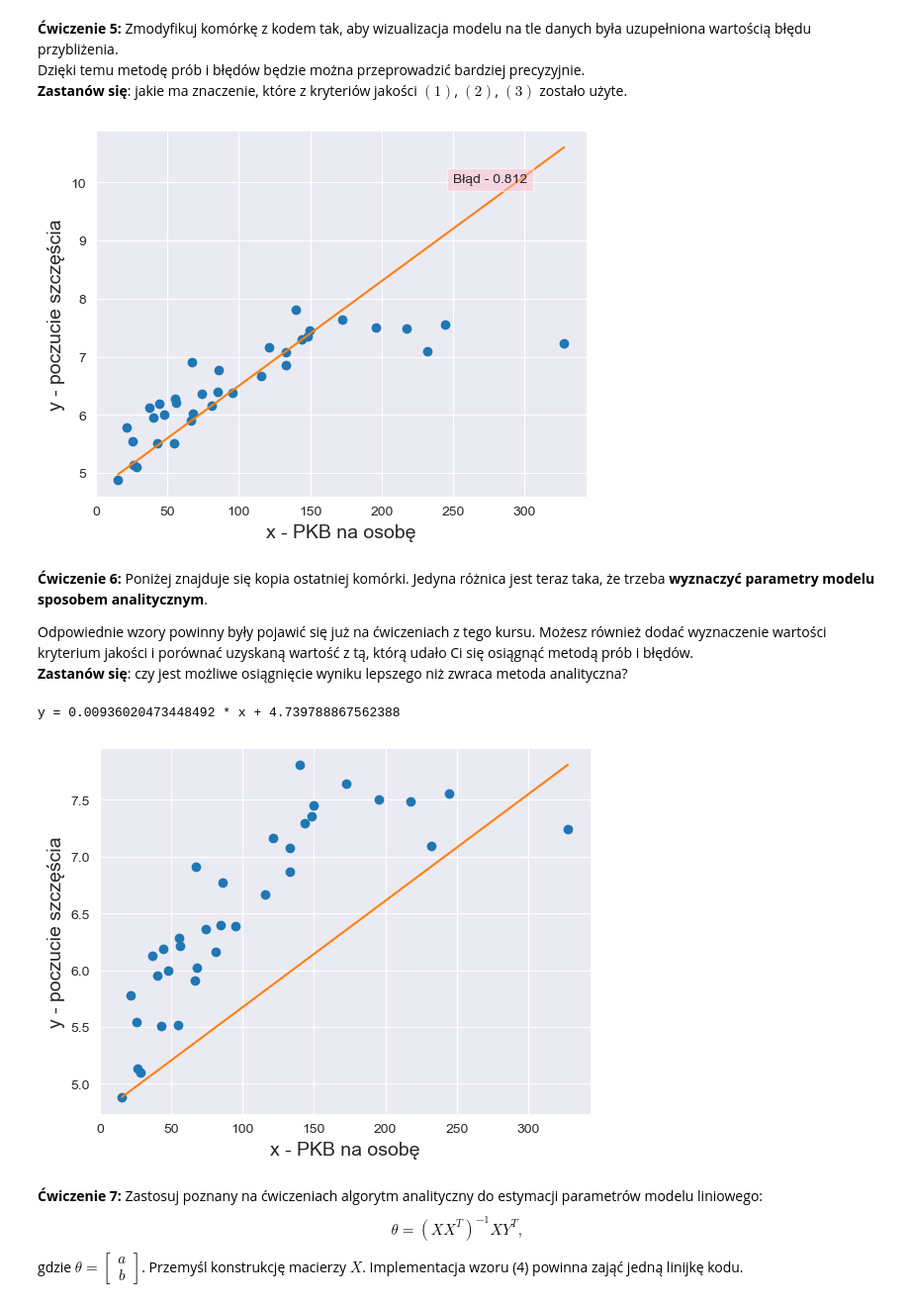
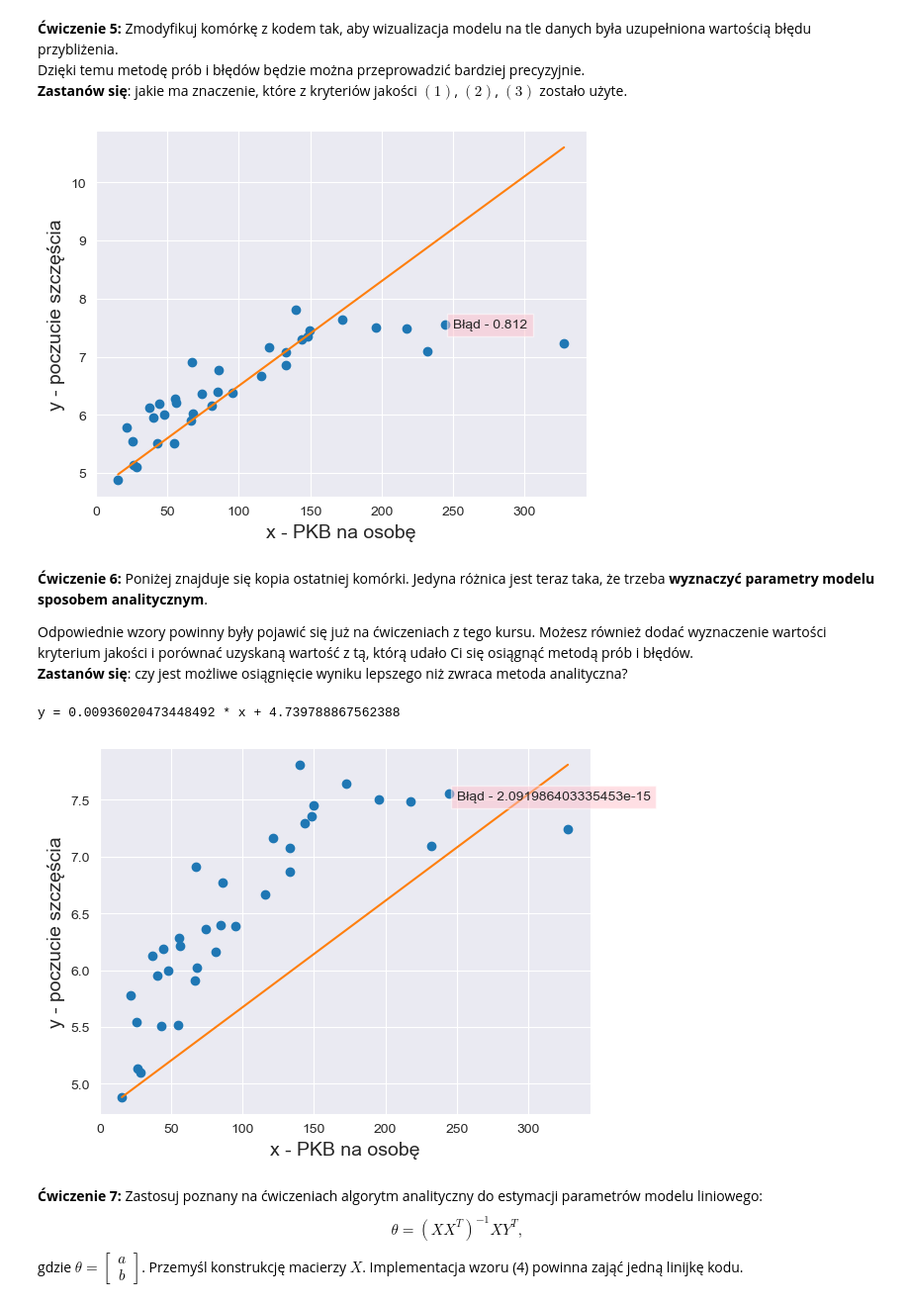
Before and after one commit to avtorgenii/MSID-Laby, a Jupyter notebook: Zad3/3_metoda_najmniejszych_kwadratow.ipynb, the cells around one changed output. Shown at 99% size. Saved outputs shown, nothing was run; the diff lists cells and outputs as text; code cells hidden in the pictures.

```diff
--- a/Zad3/3_metoda_najmniejszych_kwadratow.ipynb
+++ b/Zad3/3_metoda_najmniejszych_kwadratow.ipynb
@@ -191,10 +194,10 @@ plt.scatter(X,Y)
 plt.plot(X_test, Y_pred, color='tab:orange')
 plt.xlabel('x - PKB na osobę', fontsize=14)
 plt.ylabel('y - poczucie szczęścia', fontsize=14)
-plt.text(250, 10, f'Błąd - {err}', bbox=dict(facecolor='pink', alpha=0.5))
+plt.text(250, 7.5, f'Błąd - {err}', bbox=dict(facecolor='pink', alpha=0.5))
 plt.show()
 # %% [output]
-[figure, old version]
+[figure, new version]
 # %% [markdown]
 **Ćwiczenie 6:** Poniżej znajduje się kopia ostatniej komórki. Jedyna różnica jest teraz taka, że trzeba **wyznaczyć parametry modelu sposobem analitycznym**.
 
@@ -203,29 +206,38 @@ Odpowiednie wzory powinny były pojawić się już na ćwiczeniach z tego kursu.
 # %%
 def model(parametry, x):
   a, b = parametry
   return a * x + b
 
 #  w tym miejscu wprowadzasz wzory analityczne np. https://www.statystyczny.pl/regresja-liniowa/
 
 x_mean = np.mean(X_test)
 y_mean = np.mean(Y_test)
 
 a_est = np.sum((X_test - x_mean) * (Y_test - x_mean)) / np.sum((X_test - x_mean) ** 2)
 b_est = y_mean - a_est * x_mean
 
+
+
 print(f"y = {a_est} * x + {b_est}")
 
 # "odpytaj" model dla zakresu osi x objętego pomiarami
 Y_pred = model(parametry=[a_est, b_est], x=X_test)
 
+es = Y_test - Y_pred
+pow_es = np.power(es, 2)
+sum_pow_es = np.sum(pow_es)
+err = np.sqrt(sum_pow_es) / len(Y)
+
+
 plt.scatter(X,Y)
 plt.plot(X_test, Y_pred, color='tab:orange')
 plt.xlabel('x - PKB na osobę', fontsize=14)
 plt.ylabel('y - poczucie szczęścia', fontsize=14)
+plt.text(250, 7.5, f'Błąd - {err}', bbox=dict(facecolor='pink', alpha=0.5))
 plt.show()
 # %% [output]
 y = 0.00936020473448492 * x + 4.739788867562388
-[figure, old version]
+[figure, new version]
 # %% [markdown]
 **Ćwiczenie 7:** Zastosuj poznany na ćwiczeniach algorytm analityczny do estymacji parametrów modelu liniowego:
 \begin{equation}
```
Also changed, not shown: parts of 3 cells of this notebook, 4 other files.
